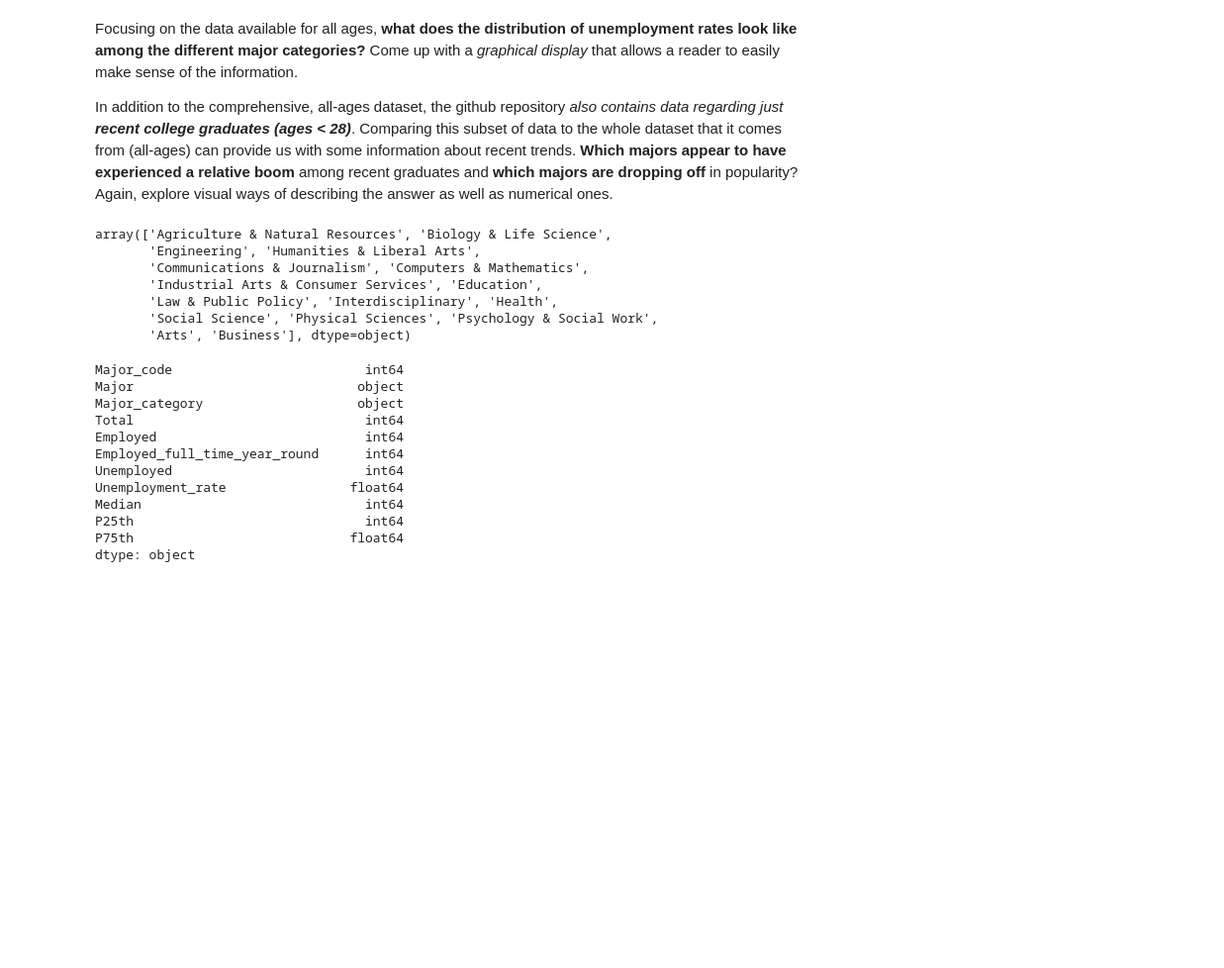
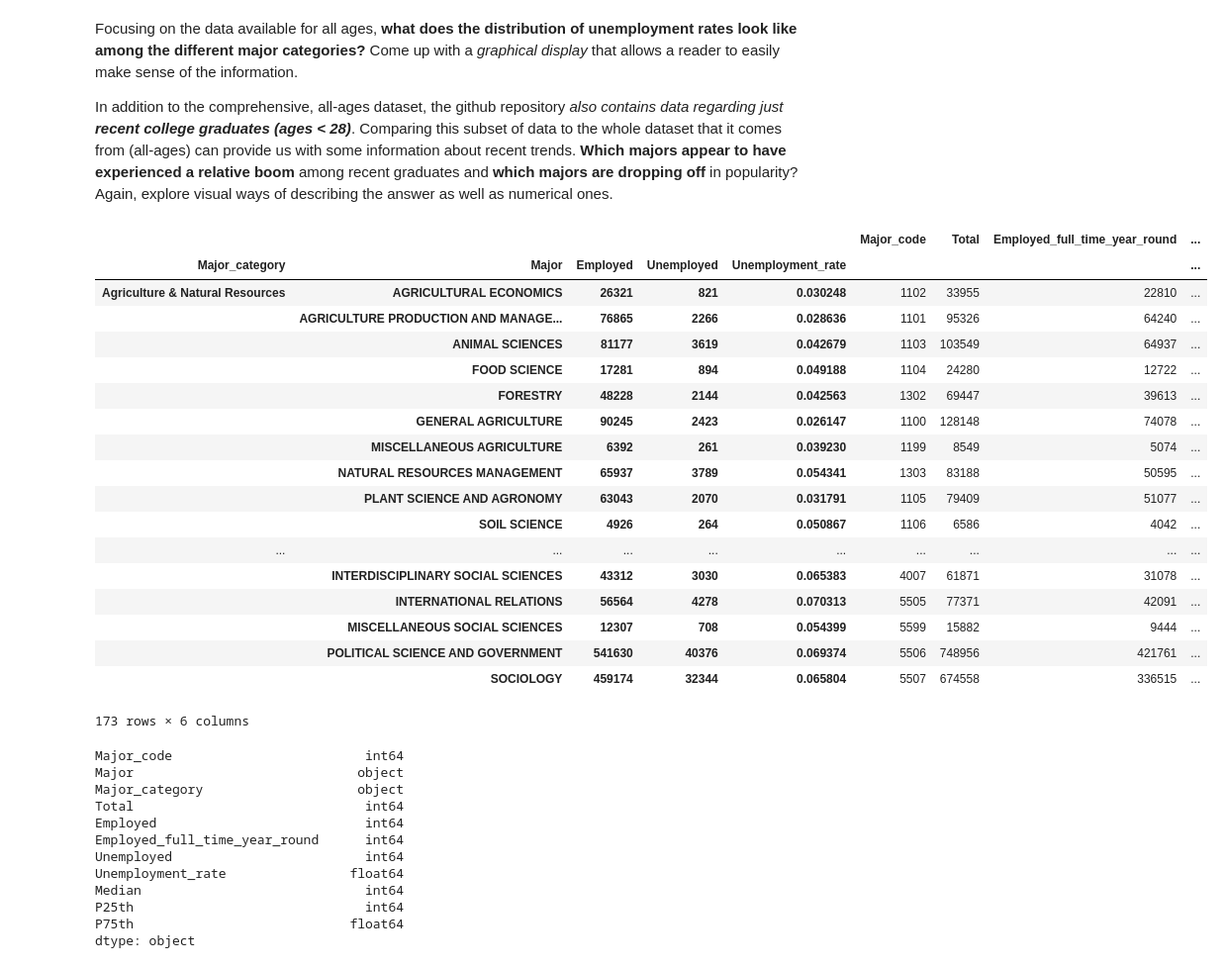
Before and after one commit to sulayman-ali/CAI, a Jupyter notebook: EDA.ipynb, the cells around one changed output. Shown at 99% size. Drawn from its saved outputs; the diff is of its cells as text; code cells hidden in the pictures; blank space fills up the shorter version.

```diff
--- a/EDA.ipynb
+++ b/EDA.ipynb
@@ -28,16 +28,28 @@ majors_list = pd.read_csv("data-college-majors/majors-list.csv")
 # %%
 projected_occupation = pd.read_excel("data-college-majors/occupation.xlsx",sheet_name = 1)[:-4]
 #data via https://www.bls.gov/emp/tables/emp-by-major-occupational-group.htm | 2019 - 2029 projections
-# %%
-all_ages.Major_category.unique()
-# %% [output]
-array(['Agriculture & Natural Resources', 'Biology & Life Science',
-       'Engineering', 'Humanities & Liberal Arts',
-       'Communications & Journalism', 'Computers & Mathematics',
-       'Industrial Arts & Consumer Services', 'Education',
-       'Law & Public Policy', 'Interdisciplinary', 'Health',
-       'Social Science', 'Physical Sciences', 'Psychology & Social Work',
-       'Arts', 'Business'], dtype=object)
+# %%
+all_ages.groupby(["Major_category","Major","Employed","Unemployed","Unemployment_rate"]).sum()
+# %% [output]
+|  |  |  |  |  | Major_code | Total | Employed_full_time_year_round | ... |
+| Major_category | Major | Employed | Unemployed | Unemployment_rate |  |  |  | ... |
+| Agriculture & Natural Resources | AGRICULTURAL ECONOMICS | 26321 | 821 | 0.030248 | 1102 | 33955 | 22810 | ... |
+|  | AGRICULTURE PRODUCTION AND MANAGE... | 76865 | 2266 | 0.028636 | 1101 | 95326 | 64240 | ... |
+|  | ANIMAL SCIENCES | 81177 | 3619 | 0.042679 | 1103 | 103549 | 64937 | ... |
+|  | FOOD SCIENCE | 17281 | 894 | 0.049188 | 1104 | 24280 | 12722 | ... |
+|  | FORESTRY | 48228 | 2144 | 0.042563 | 1302 | 69447 | 39613 | ... |
+|  | GENERAL AGRICULTURE | 90245 | 2423 | 0.026147 | 1100 | 128148 | 74078 | ... |
+|  | MISCELLANEOUS AGRICULTURE | 6392 | 261 | 0.039230 | 1199 | 8549 | 5074 | ... |
+|  | NATURAL RESOURCES MANAGEMENT | 65937 | 3789 | 0.054341 | 1303 | 83188 | 50595 | ... |
+|  | PLANT SCIENCE AND AGRONOMY | 63043 | 2070 | 0.031791 | 1105 | 79409 | 51077 | ... |
+|  | SOIL SCIENCE | 4926 | 264 | 0.050867 | 1106 | 6586 | 4042 | ... |
+| ... | ... | ... | ... | ... | ... | ... | ... | ... |
+|  | INTERDISCIPLINARY SOCIAL SCIENCES | 43312 | 3030 | 0.065383 | 4007 | 61871 | 31078 | ... |
+|  | INTERNATIONAL RELATIONS | 56564 | 4278 | 0.070313 | 5505 | 77371 | 42091 | ... |
+|  | MISCELLANEOUS SOCIAL SCIENCES | 12307 | 708 | 0.054399 | 5599 | 15882 | 9444 | ... |
+|  | POLITICAL SCIENCE AND GOVERNMENT | 541630 | 40376 | 0.069374 | 5506 | 748956 | 421761 | ... |
+|  | SOCIOLOGY | 459174 | 32344 | 0.065804 | 5507 | 674558 | 336515 | ... |
+173 rows × 6 columns
 # %%
 all_ages.dtypes
 # %% [output]
```
Also changed, not shown: parts of 4 cells of this notebook, 2 other files.
